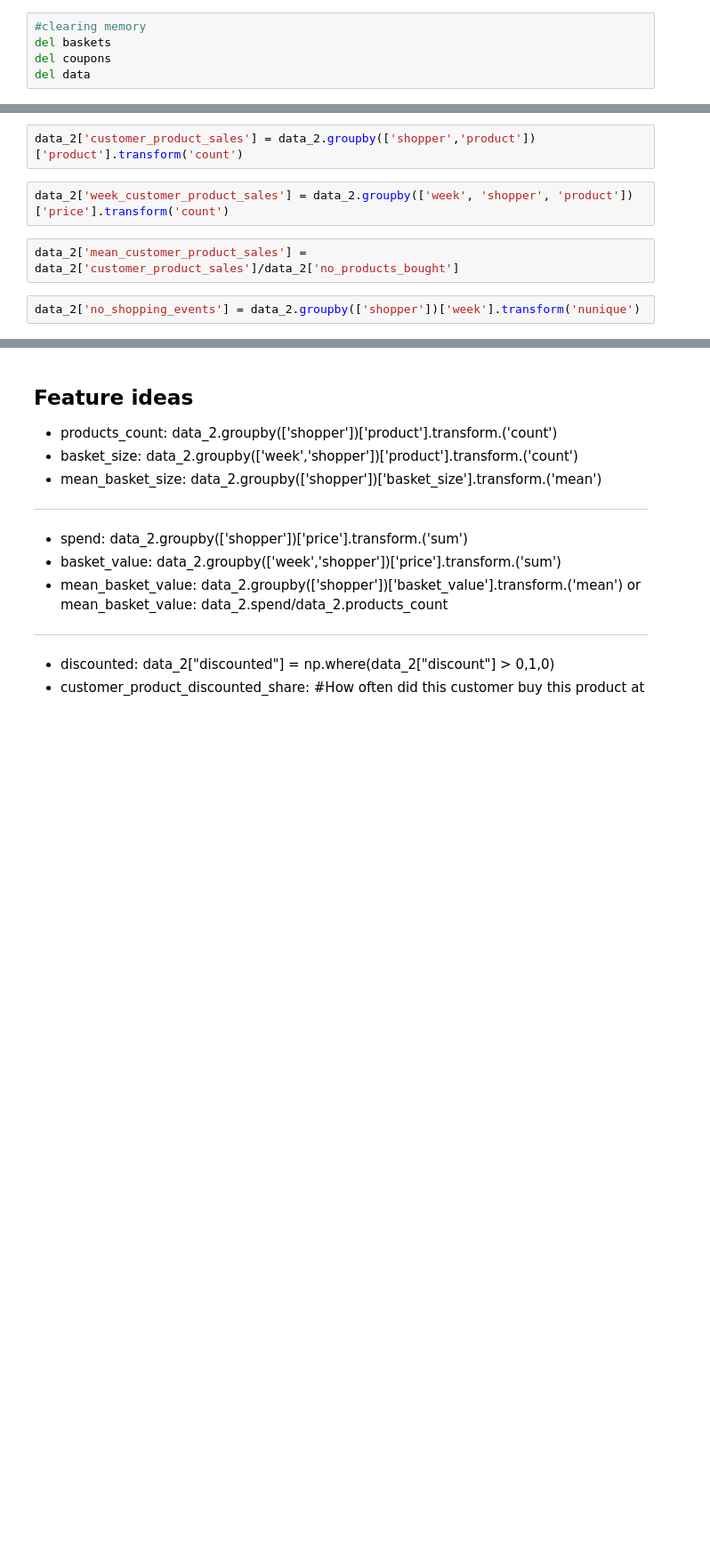
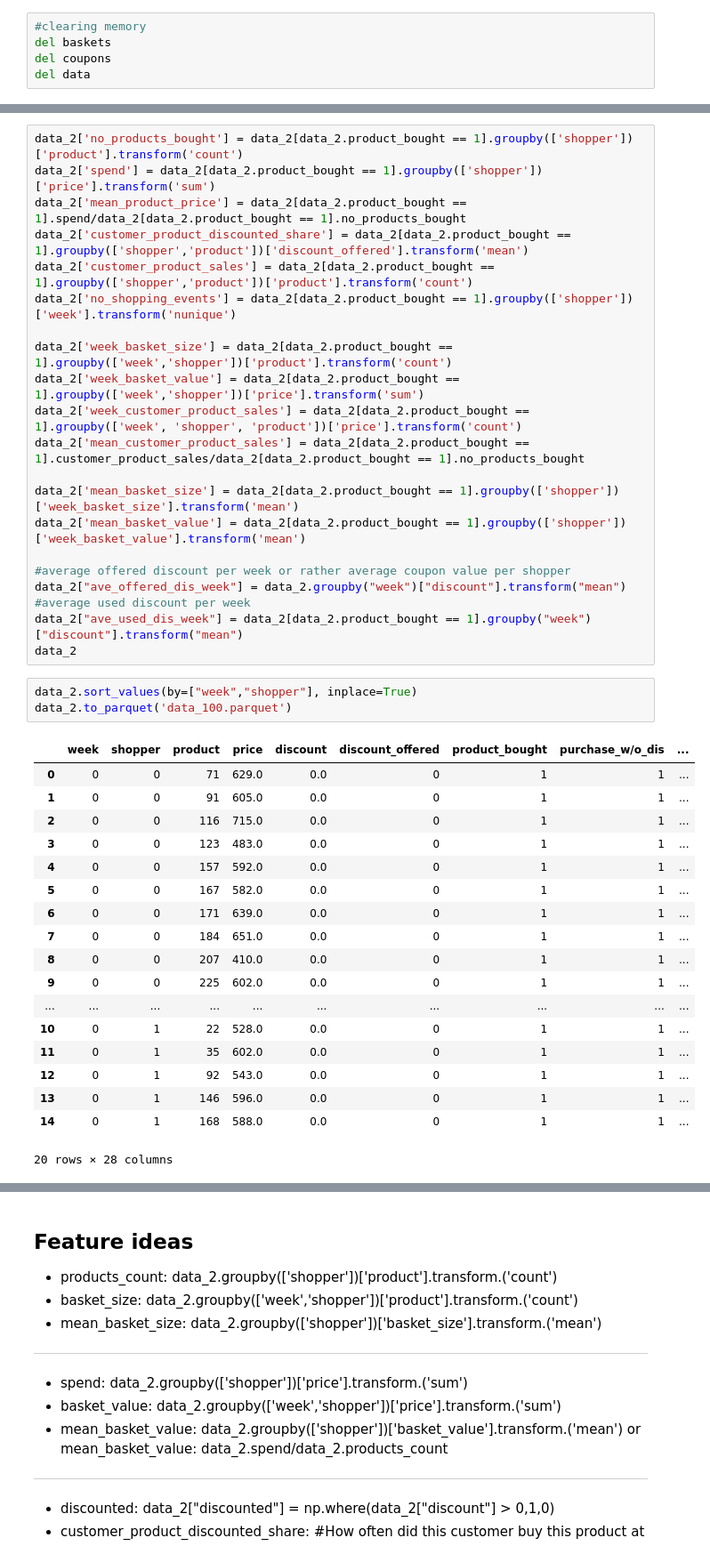
Before and after one commit to AsmirMumin/Retail-Coupon-Recommendation-for-Revenue-Optimization, a Jupyter notebook: mlim_ex3.ipynb, the cells around one changed output, grey strips where cells are left out. Shown at 89% size. Saved outputs shown, nothing was run; the diff lists cells and outputs as text; blank space fills up the shorter version.

```diff
--- a/mlim_ex3.ipynb
+++ b/mlim_ex3.ipynb
@@ -237,8 +297,43 @@ data_2['customer_product_discounted_share'] = data_2.groupby(['shopper','product
-# %%
-data_2['customer_product_sales'] = data_2.groupby(['shopper','product'])['product'].transform('count')
-# %%
-data_2['week_customer_product_sales'] = data_2.groupby(['week', 'shopper', 'product'])['price'].transform('count')
-# %%
-data_2['mean_customer_product_sales'] = data_2['customer_product_sales']/data_2['no_products_bought']
-# %%
-data_2['no_shopping_events'] = data_2.groupby(['shopper'])['week'].transform('nunique')
+# %%
+data_2['no_products_bought'] = data_2[data_2.product_bought == 1].groupby(['shopper'])['product'].transform('count')
+data_2['spend'] = data_2[data_2.product_bought == 1].groupby(['shopper'])['price'].transform('sum')
+data_2['mean_product_price'] = data_2[data_2.product_bought == 1].spend/data_2[data_2.product_bought == 1].no_products_bought
+data_2['customer_product_discounted_share'] = data_2[data_2.product_bought == 1].groupby(['shopper','product'])['discount_offered'].transform('mean')
+data_2['customer_product_sales'] = data_2[data_2.product_bought == 1].groupby(['shopper','product'])['product'].transform('count')
+data_2['no_shopping_events'] = data_2[data_2.product_bought == 1].groupby(['shopper'])['week'].transform('nunique')
+
+data_2['week_basket_size'] = data_2[data_2.product_bought == 1].groupby(['week','shopper'])['product'].transform('count')
+data_2['week_basket_value'] = data_2[data_2.product_bought == 1].groupby(['week','shopper'])['price'].transform('sum')
+data_2['week_customer_product_sales'] = data_2[data_2.product_bought == 1].groupby(['week', 'shopper', 'product'])['price'].transform('count')
+data_2['mean_customer_product_sales'] = data_2[data_2.product_bought == 1].customer_product_sales/data_2[data_2.product_bought == 1].no_products_bought
+
+data_2['mean_basket_size'] = data_2[data_2.product_bought == 1].groupby(['shopper'])['week_basket_size'].transform('mean')
+data_2['mean_basket_value'] = data_2[data_2.product_bought == 1].groupby(['shopper'])['week_basket_value'].transform('mean')
+
+#average offered discount per week or rather average coupon value per shopper
+data_2["ave_offered_dis_week"] = data_2.groupby("week")["discount"].transform("mean")
+#average used discount per week
+data_2["ave_used_dis_week"] = data_2[data_2.product_bought == 1].groupby("week")["discount"].transform("mean")
+data_2
+# %%
+data_2.sort_values(by=["week","shopper"], inplace=True)
+data_2.to_parquet('data_100.parquet')
+# %% [output]
+|  | week | shopper | product | price | discount | discount_offered | product_bought | purchase_w/o_dis | ... |
+| 0 | 0 | 0 | 71 | 629.0 | 0.0 | 0 | 1 | 1 | ... |
+| 1 | 0 | 0 | 91 | 605.0 | 0.0 | 0 | 1 | 1 | ... |
+| 2 | 0 | 0 | 116 | 715.0 | 0.0 | 0 | 1 | 1 | ... |
+| 3 | 0 | 0 | 123 | 483.0 | 0.0 | 0 | 1 | 1 | ... |
+| 4 | 0 | 0 | 157 | 592.0 | 0.0 | 0 | 1 | 1 | ... |
+| 5 | 0 | 0 | 167 | 582.0 | 0.0 | 0 | 1 | 1 | ... |
+| 6 | 0 | 0 | 171 | 639.0 | 0.0 | 0 | 1 | 1 | ... |
+| 7 | 0 | 0 | 184 | 651.0 | 0.0 | 0 | 1 | 1 | ... |
+| 8 | 0 | 0 | 207 | 410.0 | 0.0 | 0 | 1 | 1 | ... |
+| 9 | 0 | 0 | 225 | 602.0 | 0.0 | 0 | 1 | 1 | ... |
+| ... | ... | ... | ... | ... | ... | ... | ... | ... | ... |
+| 10 | 0 | 1 | 22 | 528.0 | 0.0 | 0 | 1 | 1 | ... |
+| 11 | 0 | 1 | 35 | 602.0 | 0.0 | 0 | 1 | 1 | ... |
+| 12 | 0 | 1 | 92 | 543.0 | 0.0 | 0 | 1 | 1 | ... |
+| 13 | 0 | 1 | 146 | 596.0 | 0.0 | 0 | 1 | 1 | ... |
+| 14 | 0 | 1 | 168 | 588.0 | 0.0 | 0 | 1 | 1 | ... |
+20 rows × 28 columns
```
Also changed, not shown: parts of 42 cells of this notebook.
